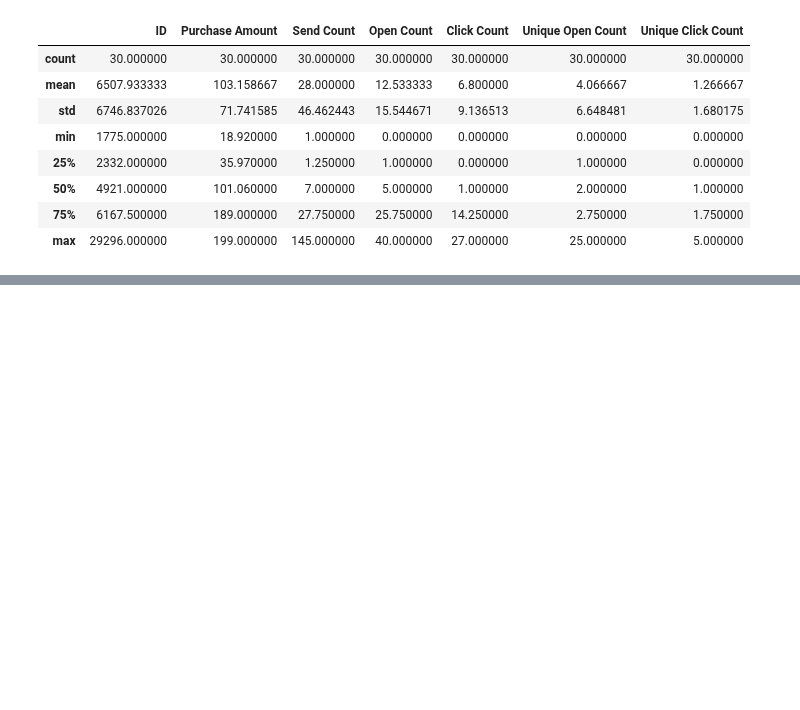
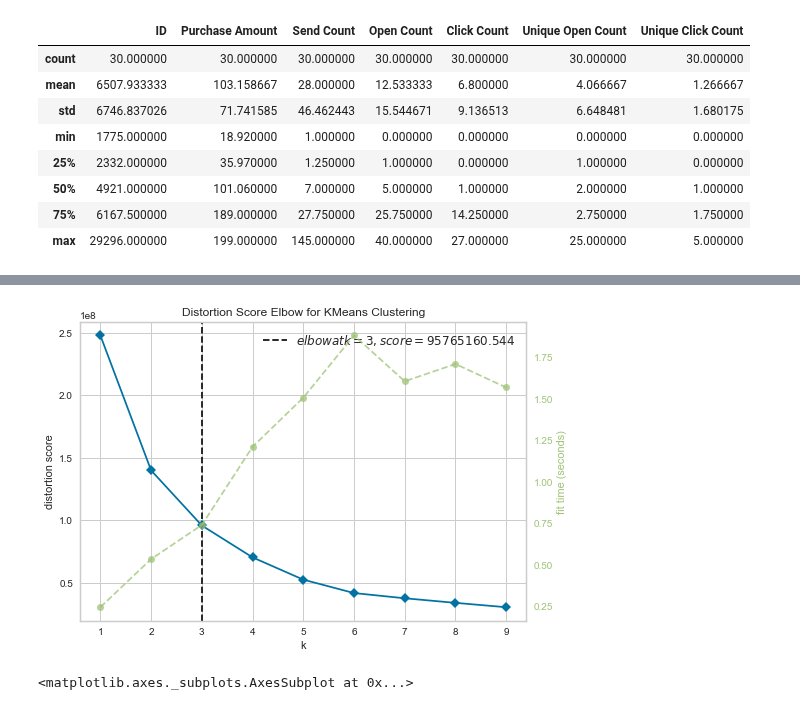
Before and after one commit to jgonz100/MGSC410-Final, a Jupyter notebook: eda.ipynb, the cells around one changed output, grey strips where cells are left out. Cells and saved outputs as stored; diff of their text form; code cells hidden in the pictures; blank space fills up the shorter version.

```diff
--- a/eda.ipynb
+++ b/eda.ipynb
@@ -524,0 +559,2 @@ subscriber_c2.describe()
+# %%
+subscriber_full.drop(subscriber_full.loc[subscriber_full['Send Count'] > 1000].index, inplace=True)
@@ -524,0 +581,18 @@ subscriber_c2.describe()
+# %%
+sub_clean = subscriber_full.drop(columns=['Subscription Type','POR.1','Subscription Event Type','Purchase Store','Currency','Subscription Start Date','Subscription Expiration','Demo User','Free Trial User','Free Trial Start Date','Free Trial Expiration','Auto Renew','Country','User Type','Lead Platform','Email Subscriber','Push Notifications','Language','ID'
+])
+sub_clean.isna().sum()
+sub_clean[["Purchase Amount"]] = sub_clean[["Purchase Amount"]].fillna(sub_clean[["Purchase Amount"]].mean())
+sub_clean[["Send Count"]] = sub_clean[["Send Count"]].fillna(sub_clean[["Send Count"]].mean())
+sub_clean[["Open Count"]] = sub_clean[["Open Count"]].fillna(sub_clean[["Open Count"]].mean())
+sub_clean[["Click Count"]] = sub_clean[["Click Count"]].fillna(sub_clean[["Click Count"]].mean())
+sub_clean[["Unique Open Count"]] = sub_clean[["Unique Open Count"]].fillna(sub_clean[["Unique Open Count"]].mean())
+sub_clean[["Unique Click Count"]] = sub_clean[["Unique Click Count"]].fillna(sub_clean[["Unique Click Count"]].mean())
+# %%
+Km_gen = KMeans()
+visualizer = KElbowVisualizer(km, k=(1,10))
+visualizer.fit(sub_clean)
+visualizer.show()
+# %% [output]
+[figure, added]
+<matplotlib.axes._subplots.AxesSubplot at 0x...>
```
Also changed, not shown: parts of 32 cells of this notebook.
